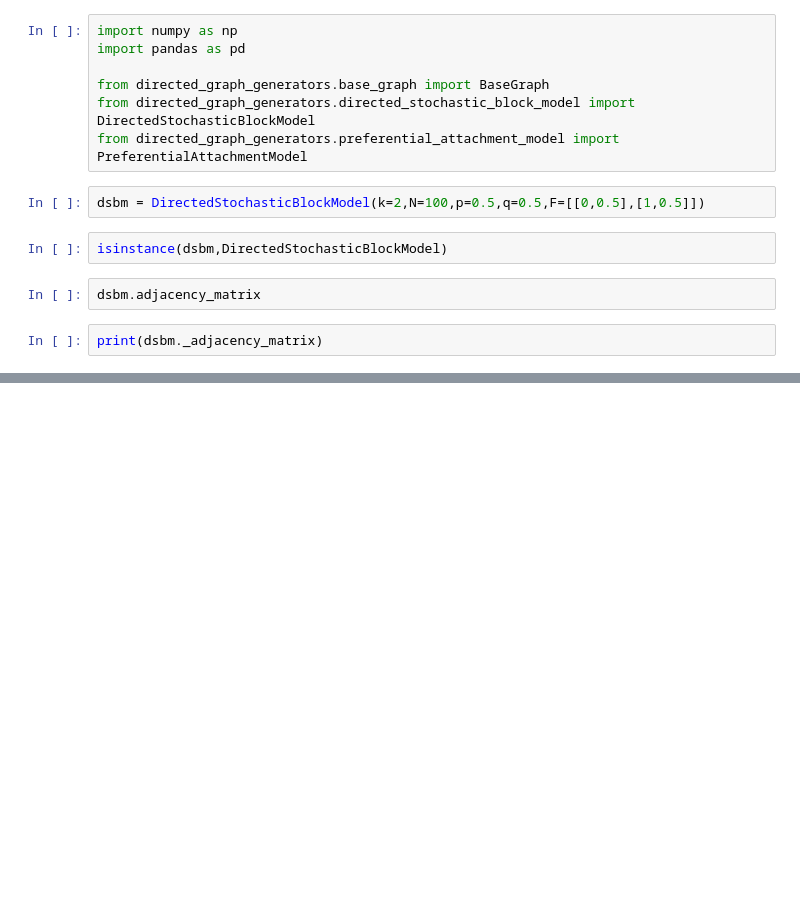
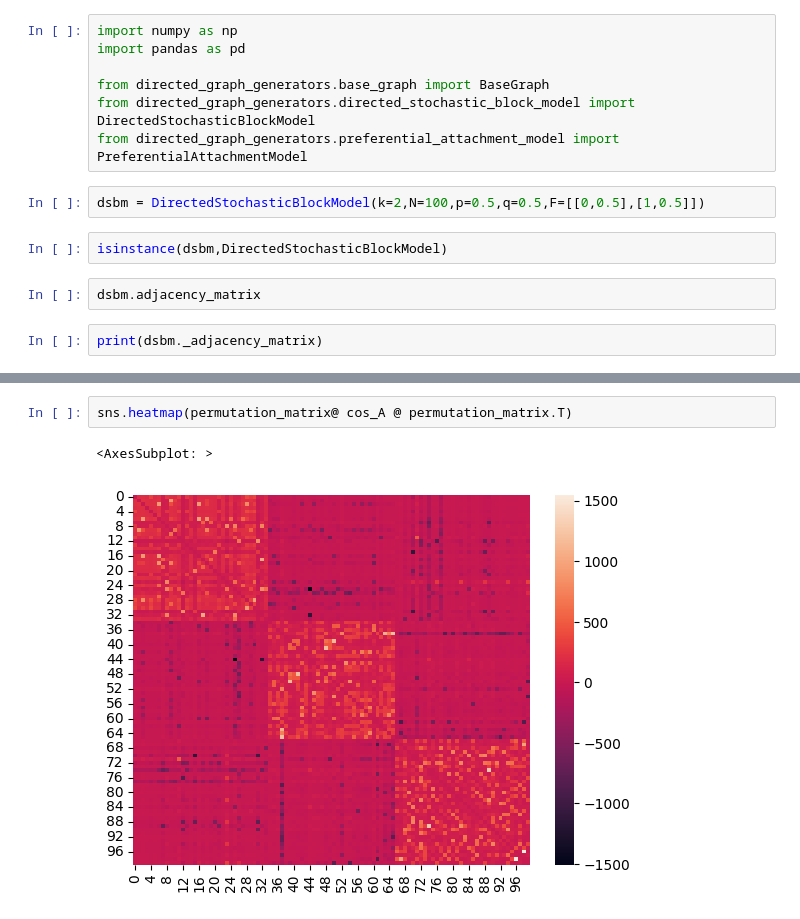
Before and after one commit to GeorgeRLTyler/directed-graph-clustering, a Jupyter notebook: test_run.ipynb, the cells around one changed output, grey strips where cells are left out. Saved outputs shown, nothing was run; the diff lists cells and outputs as text; blank space fills up the shorter version.

```diff
--- a/test_run.ipynb
+++ b/test_run.ipynb
@@ -27,0 +50,5 @@ from clustering_algorithms.exponential_clustering import Exponential_Clustering
+# %%
+sns.heatmap(permutation_matrix@ cos_A @ permutation_matrix.T)
+# %% [output]
+<AxesSubplot: >
+[figure, added]
```
Also changed, not shown: parts of 6 cells of this notebook, 2 other files.
